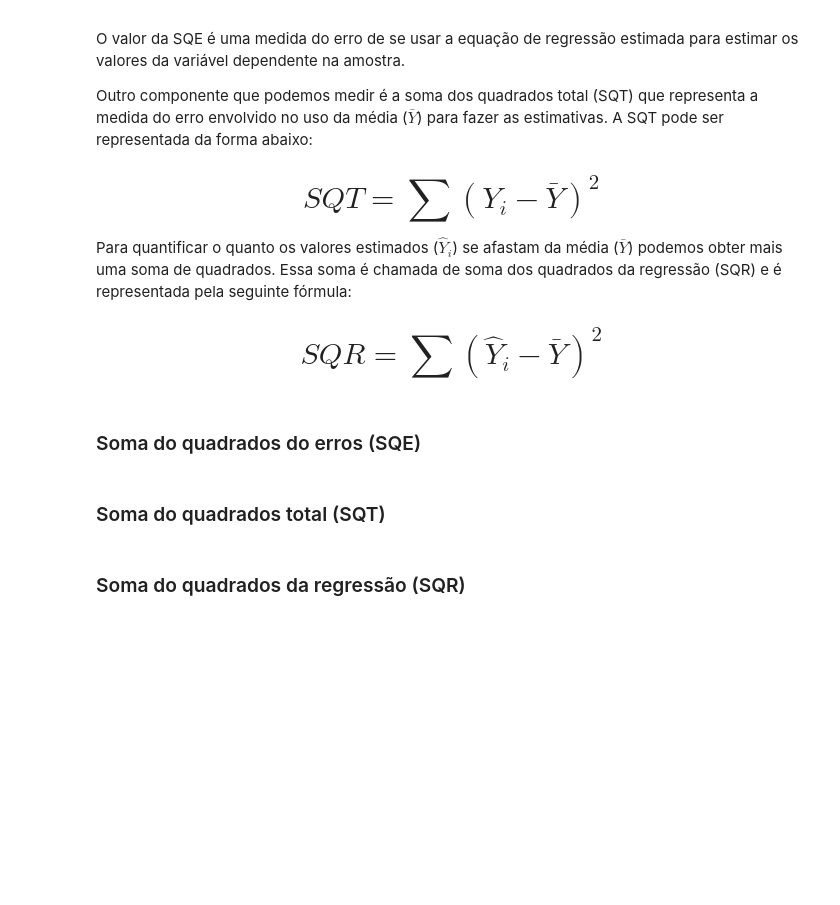
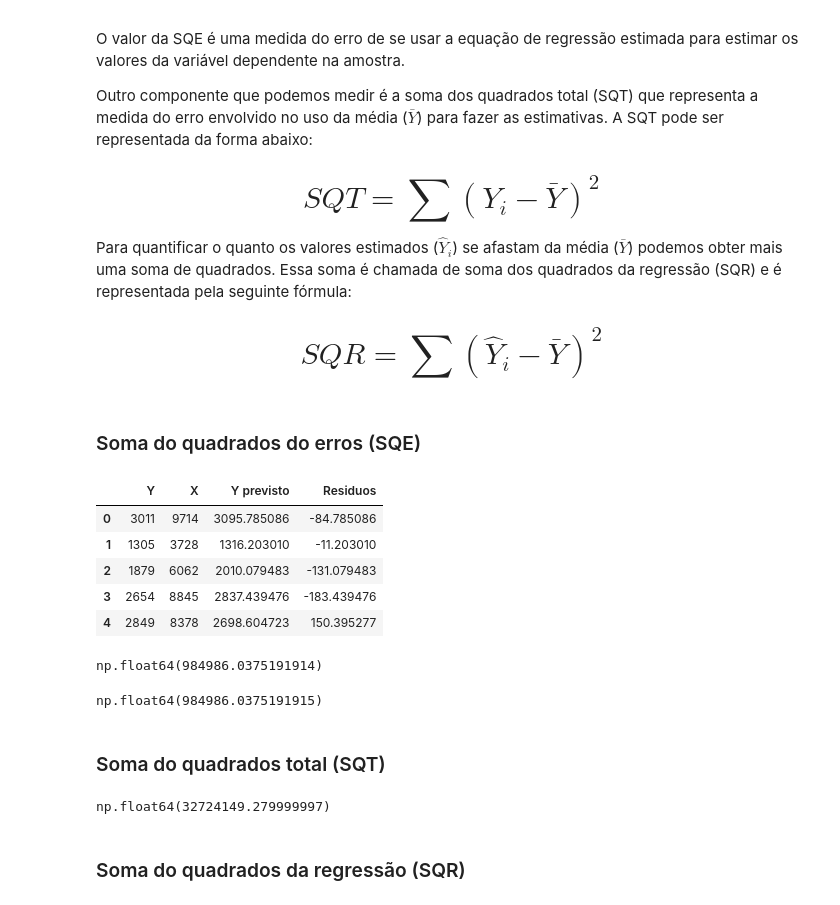
Before and after one commit to lemaldonadogm/Courses, a Jupyter notebook: Statistics/Parte 4 - Correlação e Regressão/Curso_de_Estatística_Parte_4.ipynb, the cells around one changed output. Cells and saved outputs as stored; diff of their text form; code cells hidden in the pictures; blank space fills up the shorter version.

```diff
--- a/Statistics/Parte 4 - Correlação e Regressão/Curso_de_Estatística_Parte_4.ipynb
+++ b/Statistics/Parte 4 - Correlação e Regressão/Curso_de_Estatística_Parte_4.ipynb
@@ -1122,7 +1125,31 @@ Para quantificar o quanto os valores estimados ($\hat{Y}_i$) se afastam da médi
 # $$SQR = \sum{(\hat{Y}_i - \bar{Y})^2}$$
 # %% [markdown]
 ### Soma do quadrados do erros (SQE)
+# %%
+dataset.head()
+# %% [output]
+|  | Y | X | Y previsto | Residuos |
+| 0 | 3011 | 9714 | 3095.785086 | -84.785086 |
+| 1 | 1305 | 3728 | 1316.203010 | -11.203010 |
+| 2 | 1879 | 6062 | 2010.079483 | -131.079483 |
+| 3 | 2654 | 8845 | 2837.439476 | -183.439476 |
+| 4 | 2849 | 8378 | 2698.604723 | 150.395277 |
+# %%
+SQE = dataset['Residuos'].apply(lambda u: u**2).sum()
+SQE
+# %% [output]
+np.float64(984986.0375191914)
+# %%
+# Utilizando o ssr (sum of squared residuals) do statsmodels
+resultado_regressao.ssr
+# %% [output]
+np.float64(984986.0375191915)
 # %% [markdown]
 ### Soma do quadrados total (SQT)
+# %%
+SQT = dataset['Y'].apply(lambda y: (y - dataset['Y'].mean())**2).sum()
+SQT
+# %% [output]
+np.float64(32724149.279999997)
 # %% [markdown]
 ### Soma do quadrados da regressão (SQR)
```
Also changed, not shown: parts of 29 cells of this notebook.
